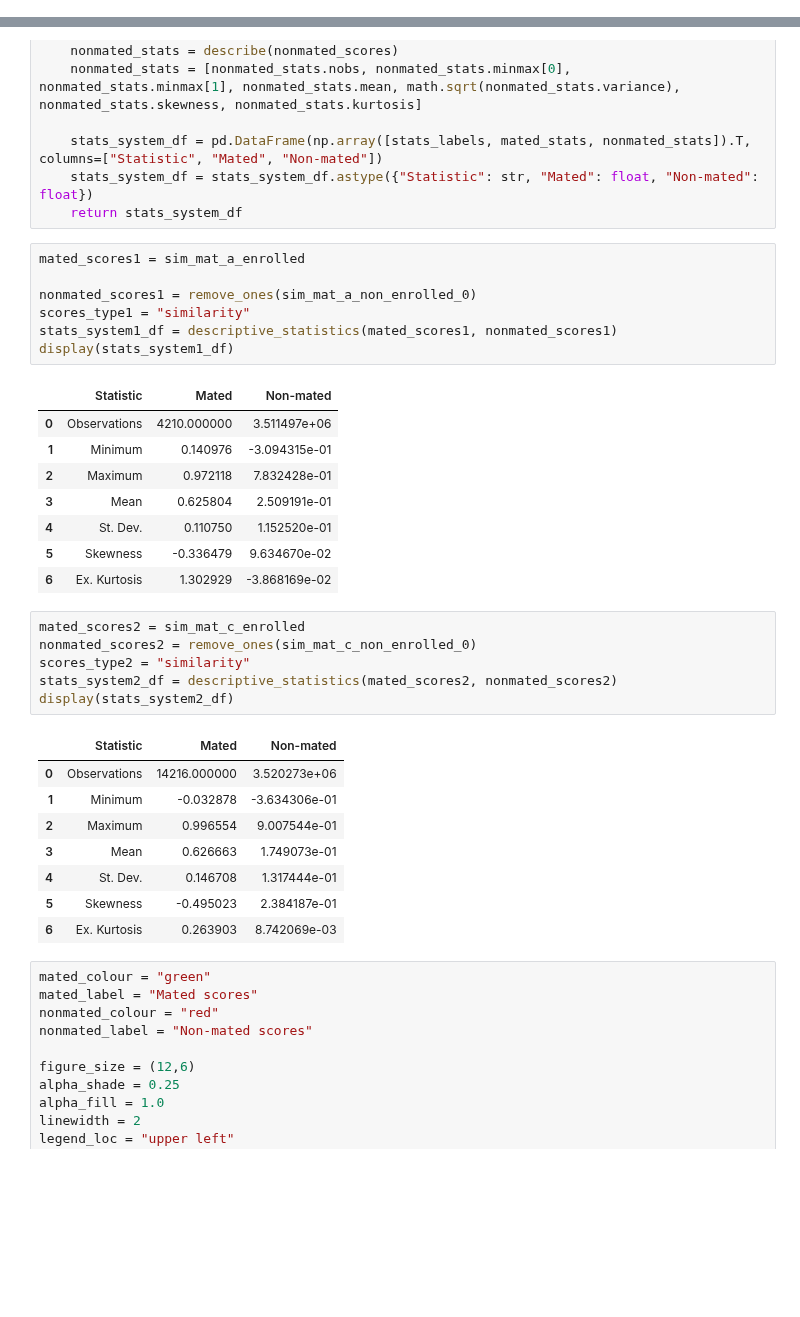
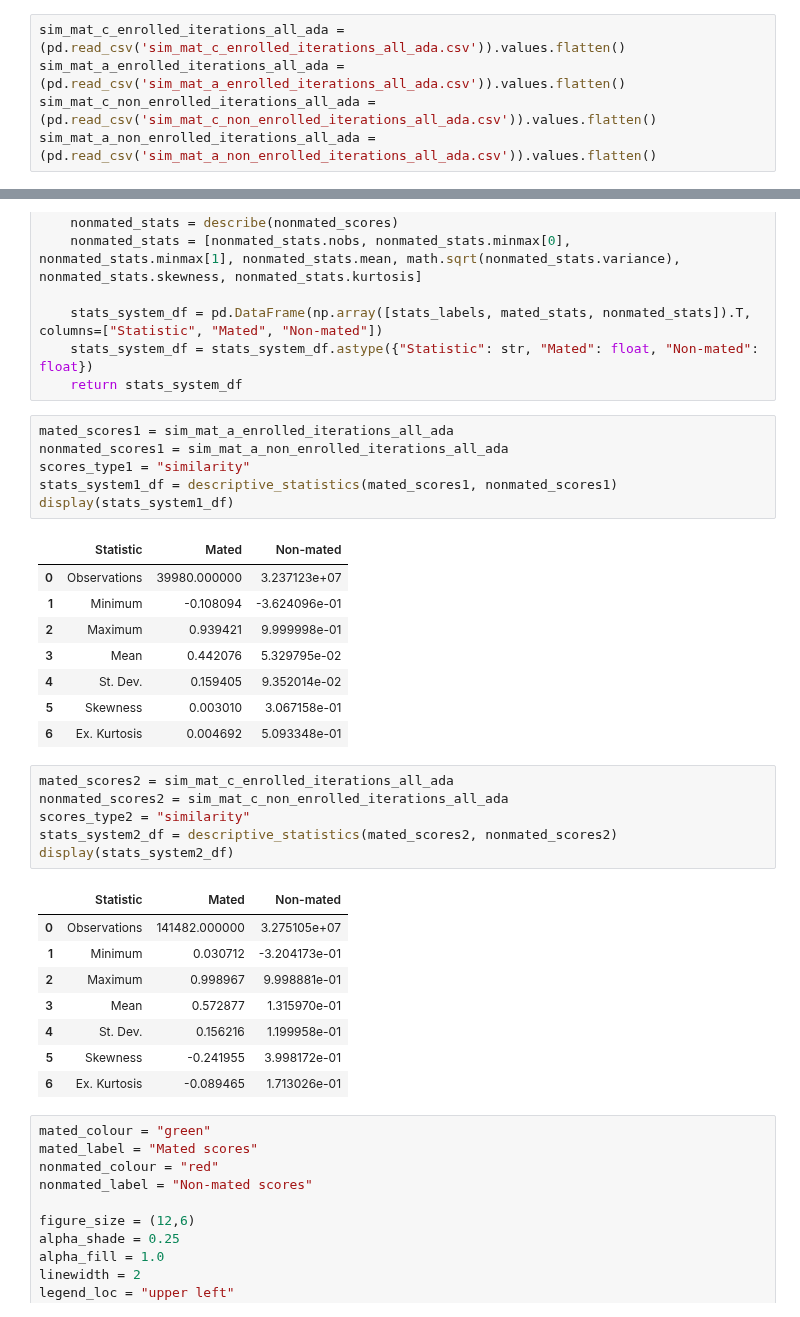
Before and after one commit to Kat-Gabi/Master_Thesis, a Jupyter notebook: notebooks/model_results/ex1_1_Adaface_results.ipynb, the cells around one changed output, grey strips where cells are left out. Saved outputs shown, nothing was run; the diff lists cells and outputs as text; blank space fills up the shorter version.

```diff
--- a/notebooks/model_results/ex1_1_Adaface_results.ipynb
+++ b/notebooks/model_results/ex1_1_Adaface_results.ipynb
@@ -363,3 +427,8 @@ Larger variation in the FPIR.
+# %%
+sim_mat_c_enrolled_iterations_all_ada = (pd.read_csv('sim_mat_c_enrolled_iterations_all_ada.csv')).values.flatten()
+sim_mat_a_enrolled_iterations_all_ada = (pd.read_csv('sim_mat_a_enrolled_iterations_all_ada.csv')).values.flatten()
+sim_mat_c_non_enrolled_iterations_all_ada = (pd.read_csv('sim_mat_c_non_enrolled_iterations_all_ada.csv')).values.flatten()
+sim_mat_a_non_enrolled_iterations_all_ada = (pd.read_csv('sim_mat_a_non_enrolled_iterations_all_ada.csv')).values.flatten()
 # %%
 from scipy.stats import describe, gaussian_kde
 import math
@@ -375,36 +444,35 @@ def descriptive_statistics(mated_scores, nonmated_scores):
     stats_system_df = stats_system_df.astype({"Statistic": str, "Mated": float, "Non-mated": float})
     return stats_system_df
 # %%
-mated_scores1 = sim_mat_a_enrolled
-
-nonmated_scores1 = remove_ones(sim_mat_a_non_enrolled_0)
+mated_scores1 = sim_mat_a_enrolled_iterations_all_ada
+nonmated_scores1 = sim_mat_a_non_enrolled_iterations_all_ada
 scores_type1 = "similarity"
 stats_system1_df = descriptive_statistics(mated_scores1, nonmated_scores1)
 display(stats_system1_df)
 # %% [output]
 |  | Statistic | Mated | Non-mated |
-| 0 | Observations | 4210.000000 | 3.511497e+06 |
-| 1 | Minimum | 0.140976 | -3.094315e-01 |
-| 2 | Maximum | 0.972118 | 7.832428e-01 |
-| 3 | Mean | 0.625804 | 2.509191e-01 |
-| 4 | St. Dev. | 0.110750 | 1.152520e-01 |
-| 5 | Skewness | -0.336479 | 9.634670e-02 |
-| 6 | Ex. Kurtosis | 1.302929 | -3.868169e-02 |
+| 0 | Observations | 39980.000000 | 3.237123e+07 |
+| 1 | Minimum | -0.108094 | -3.624096e-01 |
+| 2 | Maximum | 0.939421 | 9.999998e-01 |
+| 3 | Mean | 0.442076 | 5.329795e-02 |
+| 4 | St. Dev. | 0.159405 | 9.352014e-02 |
+| 5 | Skewness | 0.003010 | 3.067158e-01 |
+| 6 | Ex. Kurtosis | 0.004692 | 5.093348e-01 |
 # %%
-mated_scores2 = sim_mat_c_enrolled
-nonmated_scores2 = remove_ones(sim_mat_c_non_enrolled_0)
+mated_scores2 = sim_mat_c_enrolled_iterations_all_ada
+nonmated_scores2 = sim_mat_c_non_enrolled_iterations_all_ada
 scores_type2 = "similarity"
 stats_system2_df = descriptive_statistics(mated_scores2, nonmated_scores2)
 display(stats_system2_df)
 # %% [output]
 |  | Statistic | Mated | Non-mated |
-| 0 | Observations | 14216.000000 | 3.520273e+06 |
-| 1 | Minimum | -0.032878 | -3.634306e-01 |
-| 2 | Maximum | 0.996554 | 9.007544e-01 |
-| 3 | Mean | 0.626663 | 1.749073e-01 |
-| 4 | St. Dev. | 0.146708 | 1.317444e-01 |
-| 5 | Skewness | -0.495023 | 2.384187e-01 |
-| 6 | Ex. Kurtosis | 0.263903 | 8.742069e-03 |
+| 0 | Observations | 141482.000000 | 3.275105e+07 |
+| 1 | Minimum | 0.030712 | -3.204173e-01 |
+| 2 | Maximum | 0.998967 | 9.998881e-01 |
+| 3 | Mean | 0.572877 | 1.315970e-01 |
+| 4 | St. Dev. | 0.156216 | 1.199958e-01 |
+| 5 | Skewness | -0.241955 | 3.998172e-01 |
+| 6 | Ex. Kurtosis | -0.089465 | 1.713026e-01 |
 # %%
 mated_colour = "green"
 mated_label = "Mated scores"
```
Also changed, not shown: parts of 37 cells of this notebook, 6 other files.
